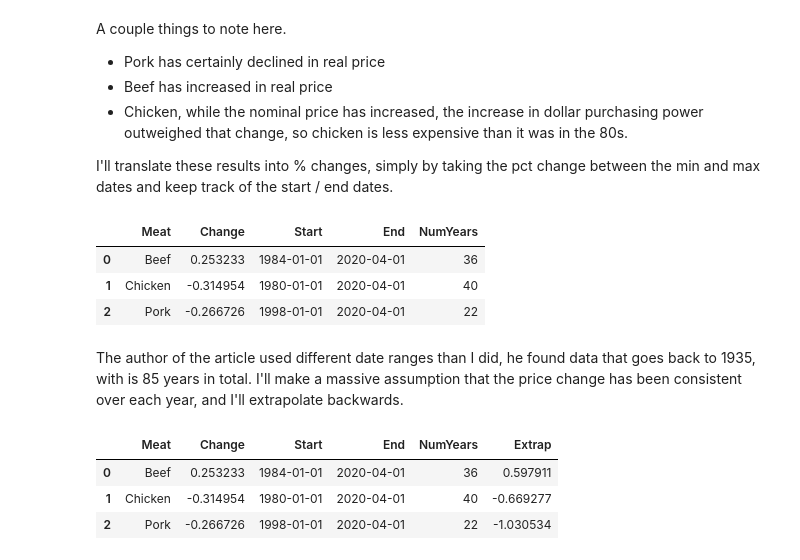
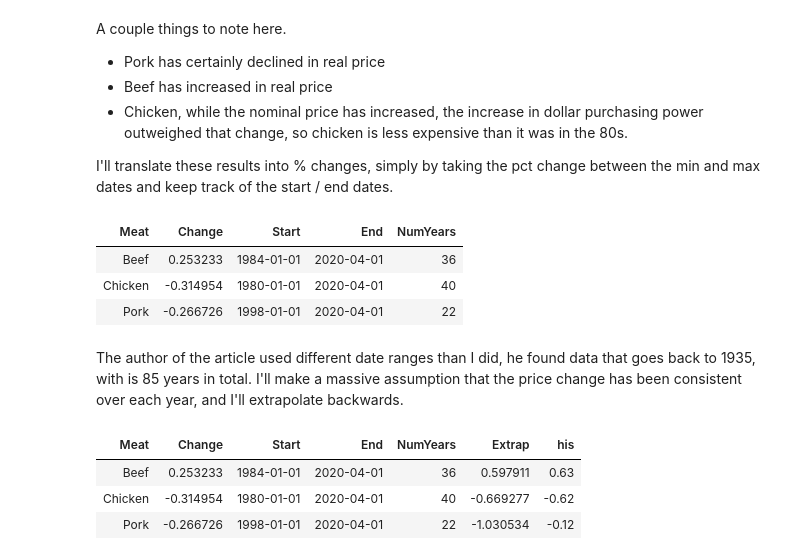
Before and after one commit to ayoskovich/chickens_trust, a Jupyter notebook: price_check.ipynb, the cells around one changed output. Saved outputs shown, nothing was run; the diff lists cells and outputs as text; code cells hidden in the pictures.

```diff
--- a/price_check.ipynb
+++ b/price_check.ipynb
@@ -70,22 +70,26 @@ x = (
 );
 HTML(
     x
-    .to_html().replace('border="1"','border="0"')
+    .to_html(index=False)
+    .replace('border="1"','border="0"')
 )
 # %% [output]
-|  | Meat | Change | Start | End | NumYears |
-| 0 | Beef | 0.253233 | 1984-01-01 | 2020-04-01 | 36 |
-| 1 | Chicken | -0.314954 | 1980-01-01 | 2020-04-01 | 40 |
-| 2 | Pork | -0.266726 | 1998-01-01 | 2020-04-01 | 22 |
+| Meat | Change | Start | End | NumYears |
+| Beef | 0.253233 | 1984-01-01 | 2020-04-01 | 36 |
+| Chicken | -0.314954 | 1980-01-01 | 2020-04-01 | 40 |
+| Pork | -0.266726 | 1998-01-01 | 2020-04-01 | 22 |
 # %% [markdown]
 The author of the article used different date ranges than I did, he found data that goes back to 1935, with is 85 years in total. I'll make a massive assumption that the price change has been consistent over each year, and I'll extrapolate backwards.
 # %%
+fin = x.assign(Extrap = x.Change / x.NumYears * 85)
+fin['his'] = [.63, -.62, -.12]
 HTML(
-    x.assign(Extrap = x.Change / x.NumYears * 85)
-    .to_html().replace('border="1"','border="0"')
+    fin
+    .to_html(index=False)
+    .replace('border="1"','border="0"')
 )
 # %% [output]
-|  | Meat | Change | Start | End | NumYears | Extrap |
-| 0 | Beef | 0.253233 | 1984-01-01 | 2020-04-01 | 36 | 0.597911 |
-| 1 | Chicken | -0.314954 | 1980-01-01 | 2020-04-01 | 40 | -0.669277 |
-| 2 | Pork | -0.266726 | 1998-01-01 | 2020-04-01 | 22 | -1.030534 |
+| Meat | Change | Start | End | NumYears | Extrap | his |
+| Beef | 0.253233 | 1984-01-01 | 2020-04-01 | 36 | 0.597911 | 0.63 |
+| Chicken | -0.314954 | 1980-01-01 | 2020-04-01 | 40 | -0.669277 | -0.62 |
+| Pork | -0.266726 | 1998-01-01 | 2020-04-01 | 22 | -1.030534 | -0.12 |
```
Also changed, not shown: parts of 3 cells of this notebook, 6 other files.
